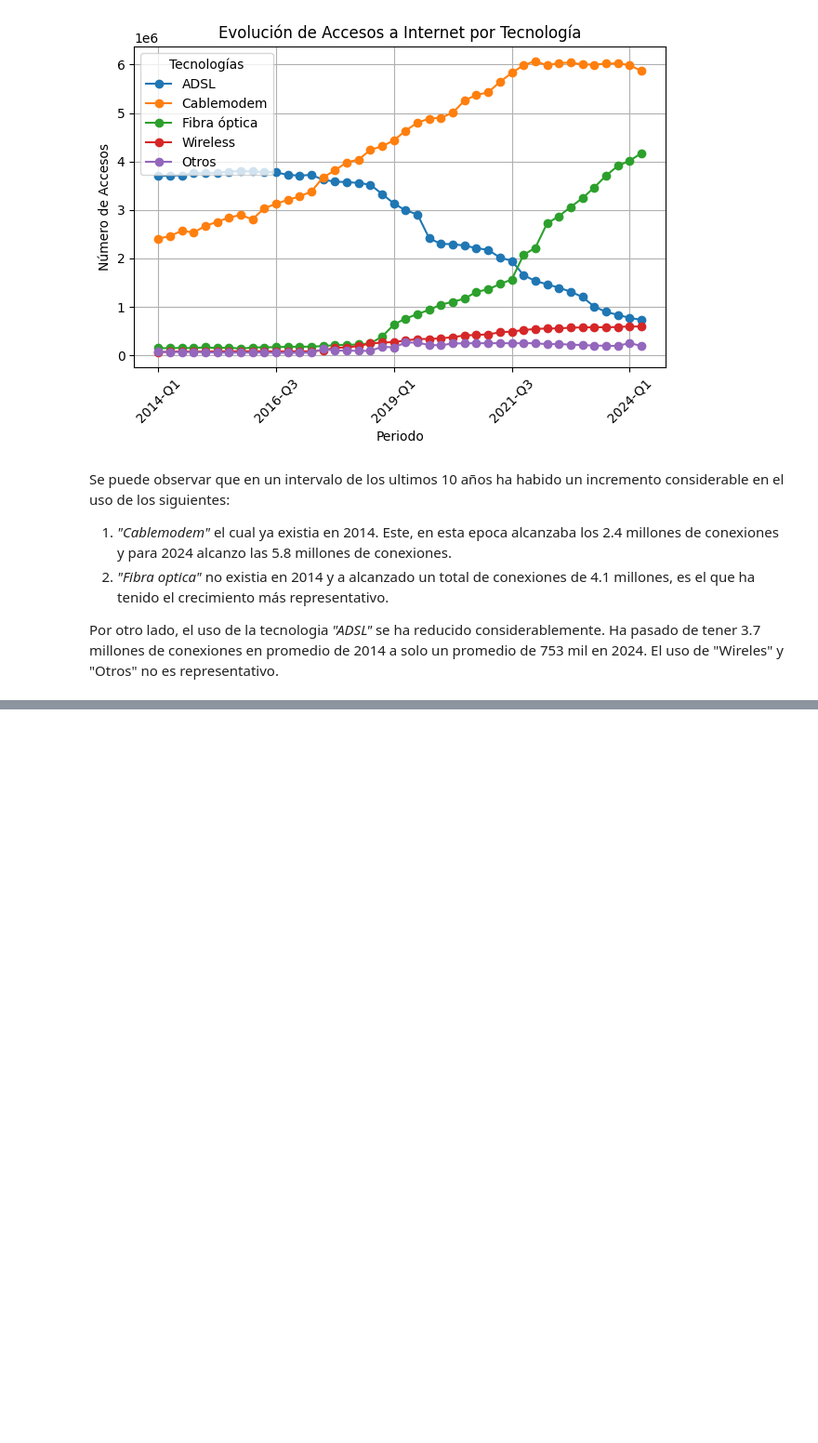
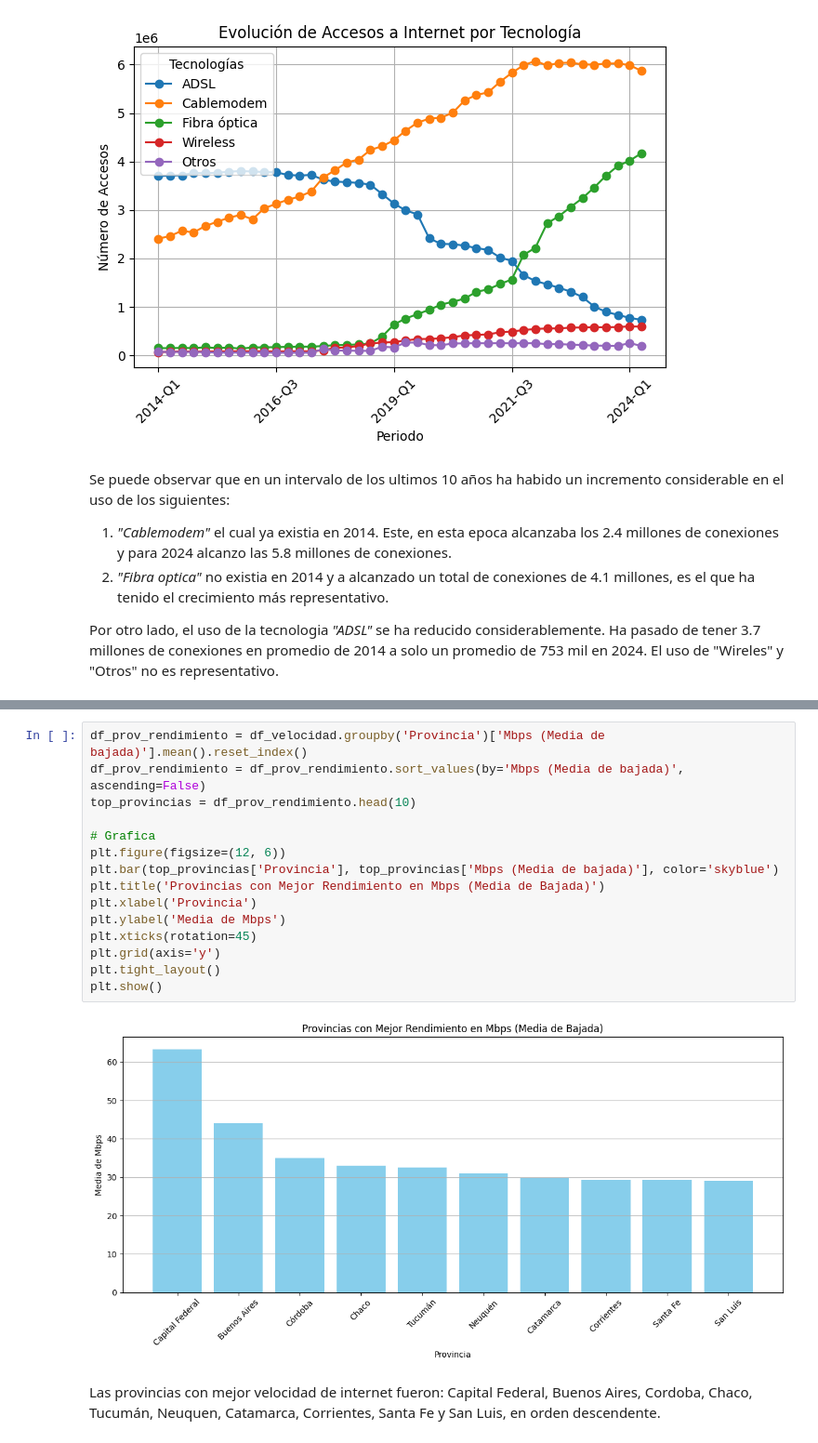
Before and after one commit to Anavig14/Individual2_Henry, a Jupyter notebook: ELT_internet.ipynb, the cells around one changed output, grey strips where cells are left out. Shown: that part at 93% size. Saved outputs shown, nothing was run; the diff lists cells and outputs as text; blank space fills up the shorter version.

```diff
--- a/ELT_internet.ipynb
+++ b/ELT_internet.ipynb
@@ -58,0 +134,19 @@ Por otro lado, el uso de la tecnologia *"ADSL"* se ha reducido considerablemente
+# %%
+df_prov_rendimiento = df_velocidad.groupby('Provincia')['Mbps (Media de bajada)'].mean().reset_index()
+df_prov_rendimiento = df_prov_rendimiento.sort_values(by='Mbps (Media de bajada)', ascending=False)
+top_provincias = df_prov_rendimiento.head(10)
+
+# Grafica
+plt.figure(figsize=(12, 6))
+plt.bar(top_provincias['Provincia'], top_provincias['Mbps (Media de bajada)'], color='skyblue')
+plt.title('Provincias con Mejor Rendimiento en Mbps (Media de Bajada)')
+plt.xlabel('Provincia')
+plt.ylabel('Media de Mbps')
+plt.xticks(rotation=45)
+plt.grid(axis='y')
+plt.tight_layout()
+plt.show()
+# %% [output]
+[figure, added]
+# %% [markdown]
+Las provincias con mejor velocidad de internet fueron: Capital Federal, Buenos Aires, Cordoba, Chaco, Tucumán, Neuquen, Catamarca, Corrientes, Santa Fe y San Luis, en orden descendente.
```
Also changed, not shown: parts of 8 cells of this notebook.
